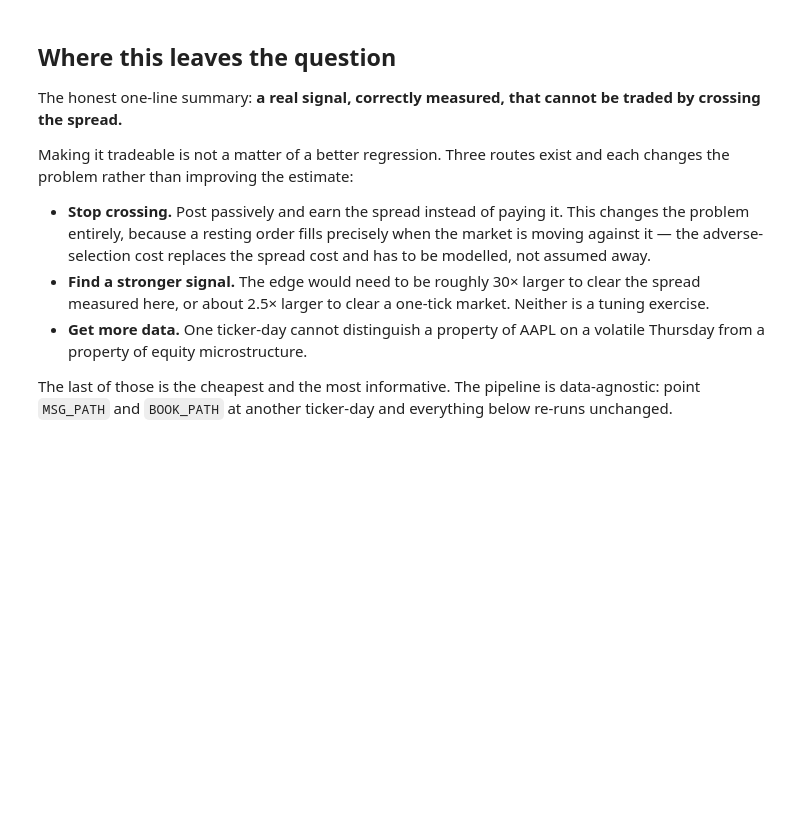
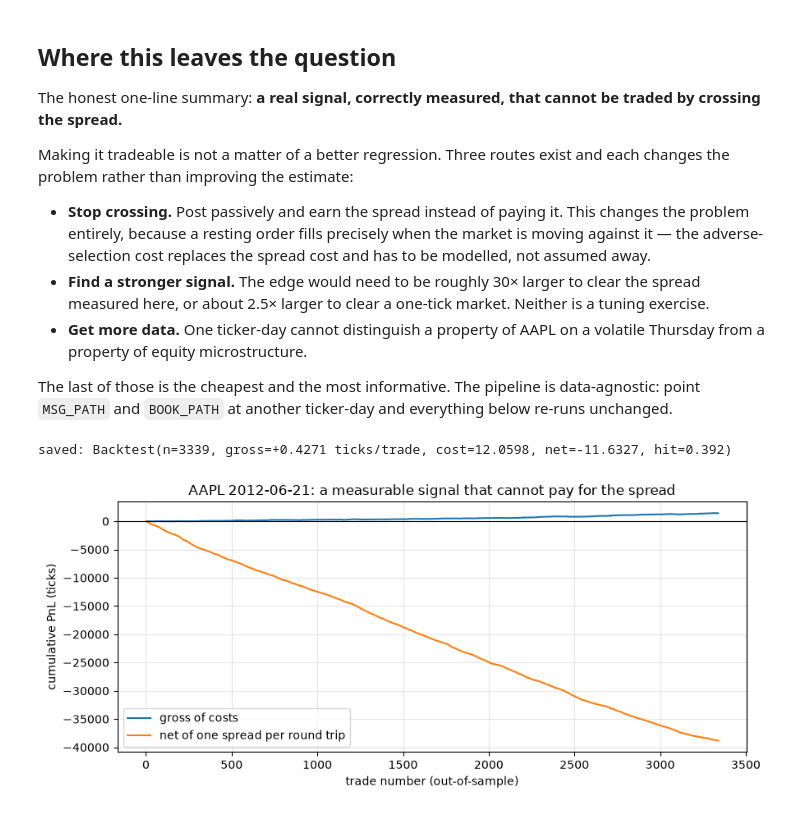
Before and after one commit to yashshelar466/High-Frequency-Limit-Order-Book, a Jupyter notebook: research/ofi_study_real.ipynb, the cells around one changed output. Drawn from its saved outputs; the diff is of its cells as text; code cells hidden in the pictures; blank space fills up the shorter version.

Commit message:
Add gross vs net PnL chart

```diff
--- a/research/ofi_study_real.ipynb
+++ b/research/ofi_study_real.ipynb
@@ -580,3 +580,40 @@ the problem rather than improving the estimate:
 
 The last of those is the cheapest and the most informative. The pipeline is data-agnostic: point
 `MSG_PATH` and `BOOK_PATH` at another ticker-day and everything below re-runs unchanged.
+# %%
+import os, sys
+import numpy as np
+import matplotlib.pyplot as plt
+
+ROOT = os.path.abspath('..' if os.path.basename(os.getcwd()) == 'research' else '.')
+sys.path.insert(0, os.path.join(ROOT, 'research'))
+os.chdir(ROOT)
+from ofi_lib import load_features, build_panel, add_forward_returns, fit_oos, backtest
+
+DT, TRAIN_FRAC, TRIM = 2.0, 0.7, 300
+
+raw = load_features('data/features_aapl.csv')
+lo, hi = raw.time.min() + TRIM, raw.time.max() - TRIM
+df = raw[(raw.time >= lo) & (raw.time <= hi)].reset_index(drop=True)
+
+panel = add_forward_returns(build_panel(df, dt=DT), horizons=(1,))
+panel = panel[np.isfinite(panel.ofi) & np.isfinite(panel.fwd_1)].reset_index(drop=True)
+
+fit = fit_oos(panel.ofi.values, panel.fwd_1.values, TRAIN_FRAC)
+bt = backtest(fit.pred_test, fit.y_test, panel.spread_ticks.values[fit.test_index])
+
+plt.figure(figsize=(9, 4))
+plt.plot(bt.equity_gross, label='gross of costs')
+plt.plot(bt.equity_net, label='net of one spread per round trip')
+plt.axhline(0, color='k', lw=0.8)
+plt.grid(alpha=0.3)
+plt.xlabel('trade number (out-of-sample)')
+plt.ylabel('cumulative PnL (ticks)')
+plt.title('AAPL 2012-06-21: a measurable signal that cannot pay for the spread')
+plt.legend()
+plt.tight_layout()
+plt.savefig('research/pnl_gross_vs_net.png', dpi=160)
+print('saved:', bt)
+# %% [output]
+saved: Backtest(n=3339, gross=+0.4271 ticks/trade, cost=12.0598, net=-11.6327, hit=0.392)
+[figure, added]
```
Also changed, not shown: 1 other file.
